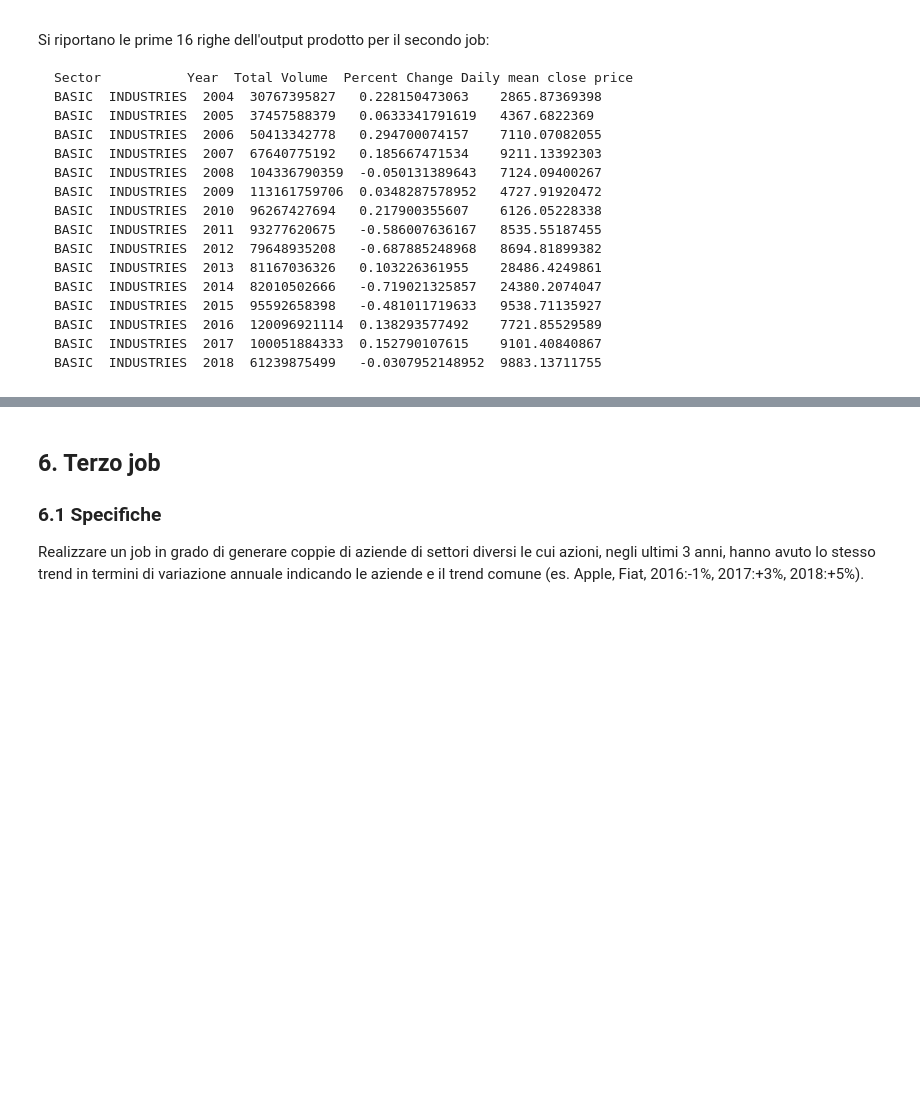
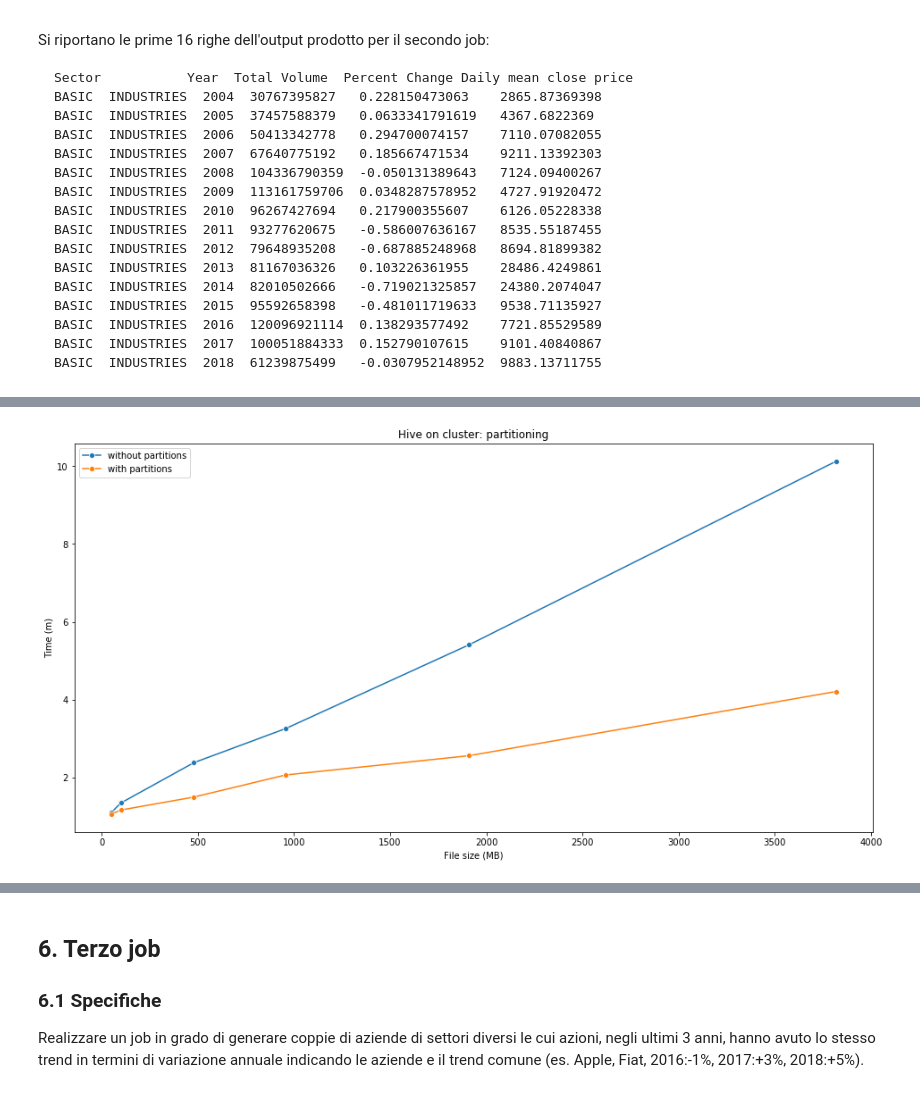
Before and after one commit to bug-data/Big_Data_First_Project, a Jupyter notebook: Relazione_Finale.ipynb, the cells around one changed output, grey strips where cells are left out. Drawn from its saved outputs; the diff is of its cells as text; code cells hidden in the pictures; blank space fills up the shorter version.

```diff
--- a/Relazione_Finale.ipynb
+++ b/Relazione_Finale.ipynb
@@ -912,0 +955,4 @@ BASIC  INDUSTRIES  2018  61239875499   -0.0307952148952  9883.13711755
+# %%
+plotHiveWithAndWithoutPartition(2)
+# %% [output]
+[figure, added]
```
Also changed, not shown: parts of 25 cells of this notebook.
